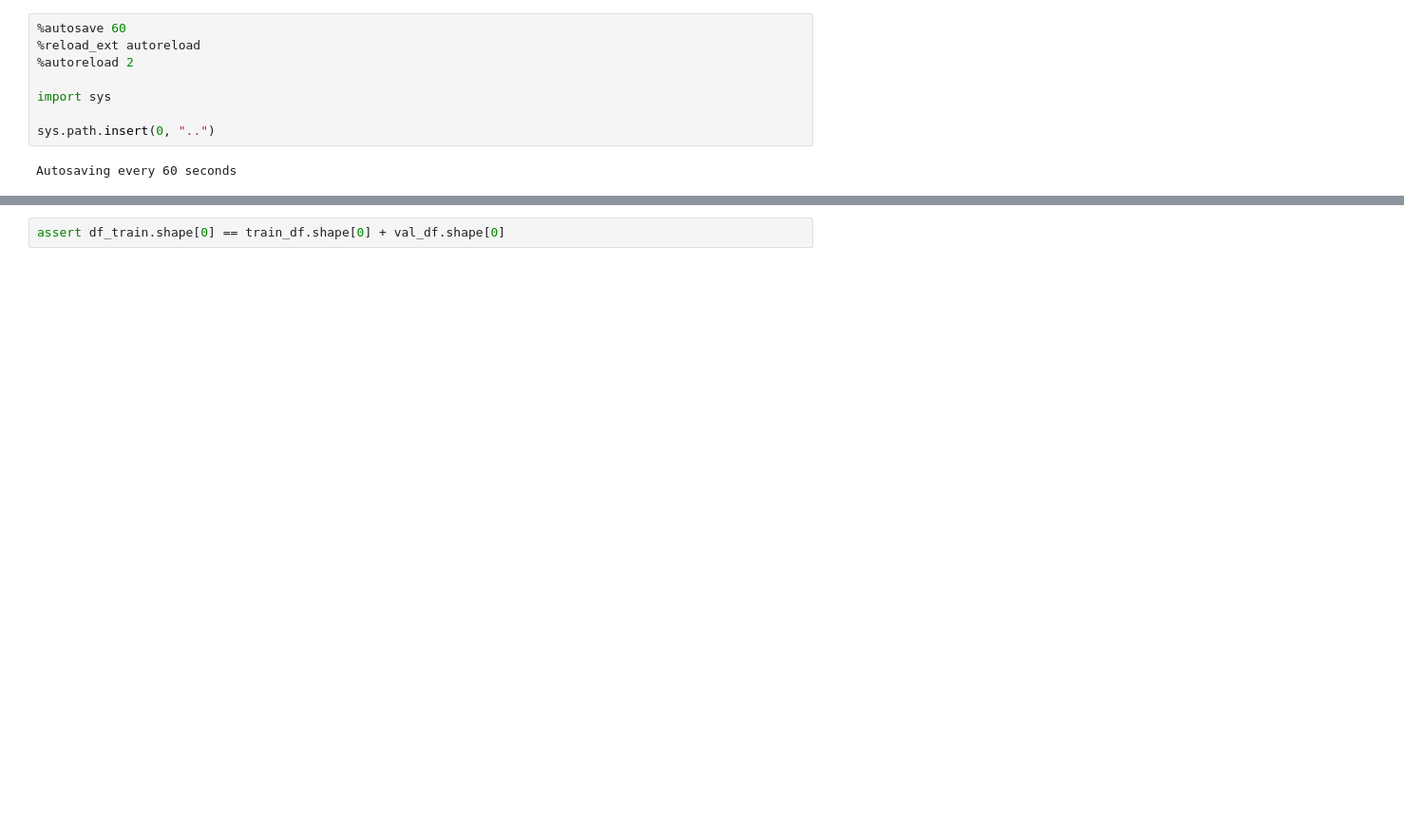
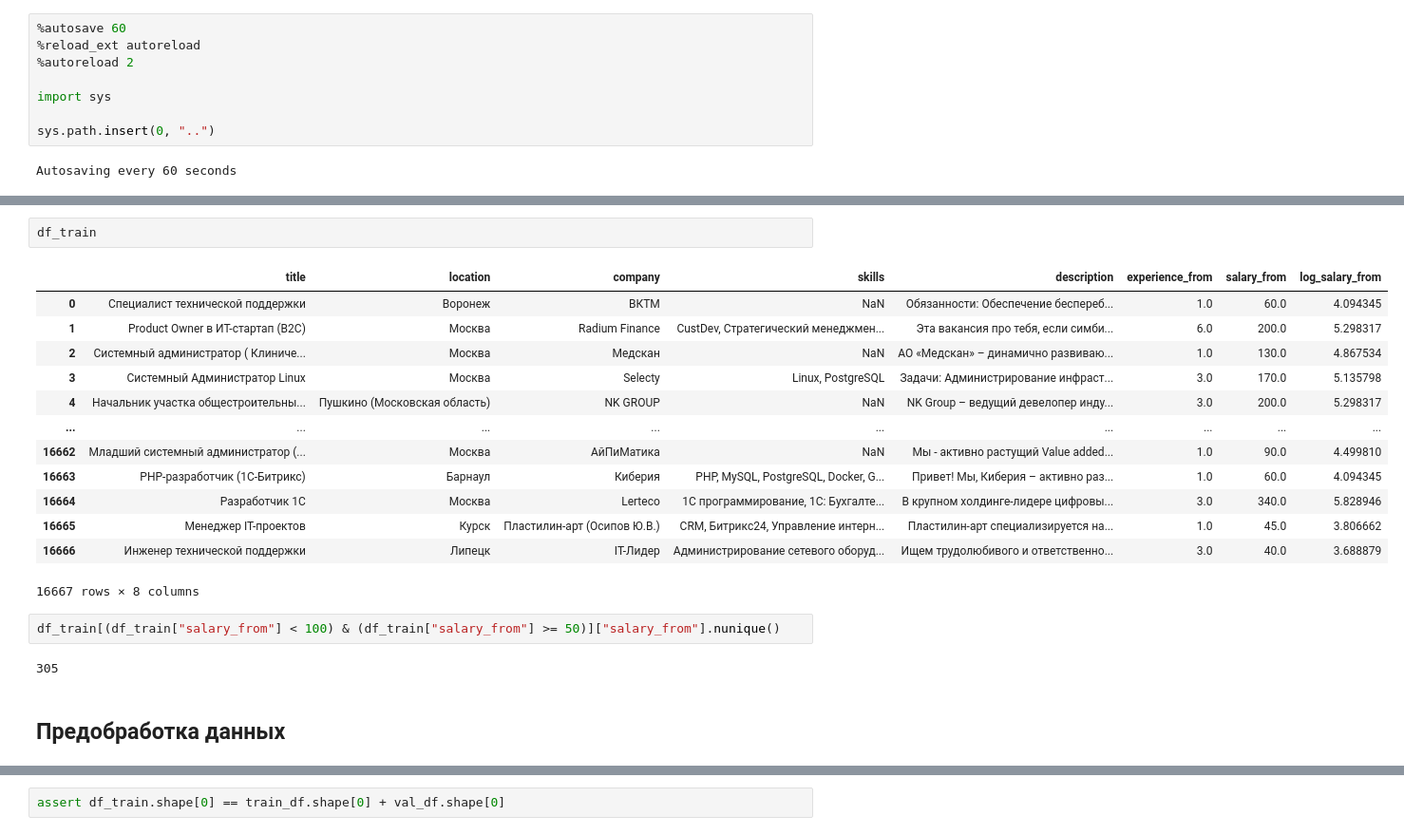
Before and after one commit to s1lver29/teta_ml_2025, a Jupyter notebook: teta_nn_1_2025_predict_salary/notebooks/baseline.ipynb, the cells around one changed output, grey strips where cells are left out. Shown at 95% size. Drawn from its saved outputs; the diff is of its cells as text; blank space fills up the shorter version.

```diff
--- a/teta_nn_1_2025_predict_salary/notebooks/baseline.ipynb
+++ b/teta_nn_1_2025_predict_salary/notebooks/baseline.ipynb
@@ -442,0 +201,22 @@ val_df = val_df.fillna(0)
+# %%
+df_train
+# %% [output]
+|  | title | location | company | skills | description | experience_from | salary_from | log_salary_from |
+| 0 | Специалист технической поддержки | Воронеж | ВКТМ | NaN | Обязанности: Обеспечение беспереб... | 1.0 | 60.0 | 4.094345 |
+| 1 | Product Owner в ИТ-стартап (B2C) | Москва | Radium Finance | CustDev, Стратегический менеджмен... | Эта вакансия про тебя, если симби... | 6.0 | 200.0 | 5.298317 |
+| 2 | Системный администратор ( Клиниче... | Москва | Медскан | NaN | АО «Медскан» – динамично развиваю... | 1.0 | 130.0 | 4.867534 |
+| 3 | Системный Администратор Linux | Москва | Selecty | Linux, PostgreSQL | Задачи: Администрирование инфраст... | 3.0 | 170.0 | 5.135798 |
+| 4 | Начальник участка общестроительны... | Пушкино (Московская область) | NK GROUP | NaN | NK Group – ведущий девелопер инду... | 3.0 | 200.0 | 5.298317 |
+| ... | ... | ... | ... | ... | ... | ... | ... | ... |
+| 16662 | Младший системный администратор (... | Москва | АйПиМатика | NaN | Мы - активно растущий Value added... | 1.0 | 90.0 | 4.499810 |
+| 16663 | PHP-разработчик (1С-Битрикс) | Барнаул | Киберия | PHP, MySQL, PostgreSQL, Docker, G... | Привет! Мы, Киберия – активно раз... | 1.0 | 60.0 | 4.094345 |
+| 16664 | Разработчик 1С | Москва | Lerteco | 1С программирование, 1С: Бухгалте... | В крупном холдинге-лидере цифровы... | 3.0 | 340.0 | 5.828946 |
+| 16665 | Менеджер IT-проектов | Курск | Пластилин-арт (Осипов Ю.В.) | CRM, Битрикс24, Управление интерн... | Пластилин-арт специализируется на... | 1.0 | 45.0 | 3.806662 |
+| 16666 | Инженер технической поддержки | Липецк | IT-Лидер | Администрирование сетевого оборуд... | Ищем трудолюбивого и ответственно... | 3.0 | 40.0 | 3.688879 |
+16667 rows × 8 columns
+# %%
+df_train[(df_train["salary_from"] < 100) & (df_train["salary_from"] >= 50)]["salary_from"].nunique()
+# %% [output]
+305
+# %% [markdown]
+## Предобработка данных
```
Also changed, not shown: parts of 94 cells of this notebook, 10 other files.
